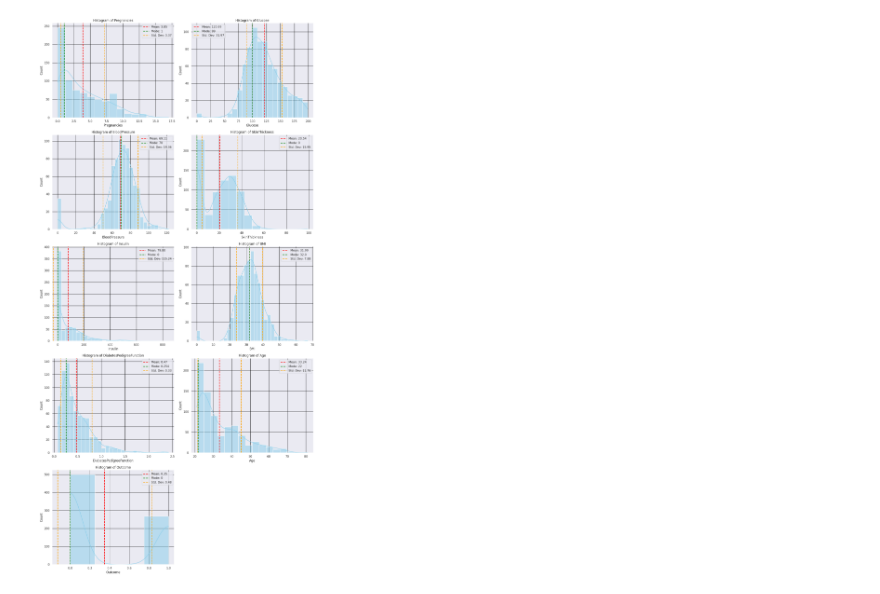
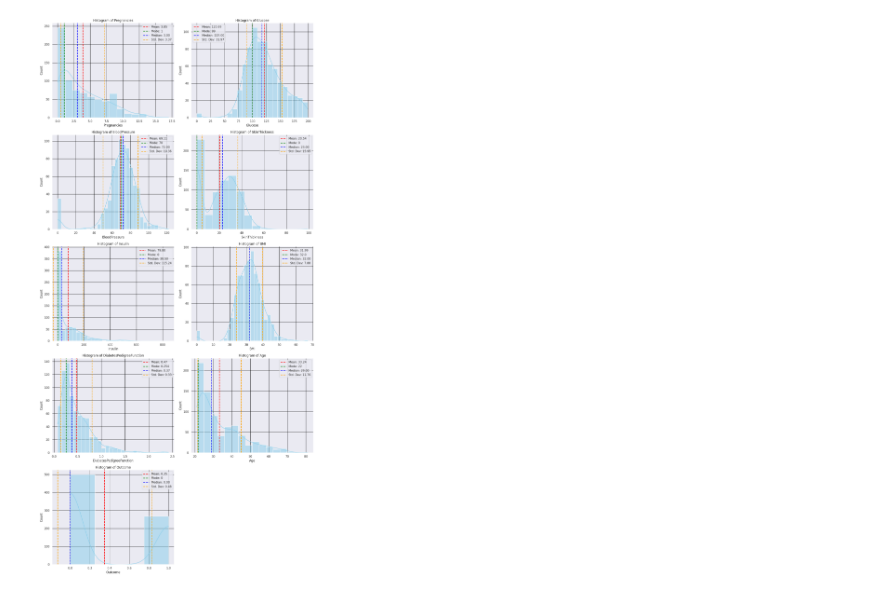
Before and after one commit to 4GeeksAcademy/alfonsoMG_boosting, a Jupyter notebook: src/2. Stats_description.ipynb, the cells around one changed output. Drawn from its saved outputs; the diff is of its cells as text; code cells hidden in the pictures.

```diff
--- a/src/2. Stats_description.ipynb
+++ b/src/2. Stats_description.ipynb
@@ -22,33 +22,38 @@ for i, col in enumerate(columns):
     # Calculate mean, mode, and standard deviation
     mean = df[col].mean()
     mode = df[col].mode()  # There can be multiple modes; we take the first one
+    median = df[col].median()
     deviation = df[col].std()
+
 
     # Use Freedman-Diaconis rule for bin width
     bin_width = 2 * (df[col].quantile(0.75) - df[col].quantile(0.25)) / (len(df[col]) ** (1/3))
     bins = int((max(df[col]) - min(df[col])) / bin_width)
 
     # Plot the histogram
     sns.histplot(df[col], bins=bins, kde=True, color='skyblue', ax=axes[i])
 
     # Vertical line for the mean
     axes[i].axvline(mean, color='red', linestyle='dashed', linewidth=2, label=f'Mean: {mean:.2f}')
 
     # Vertical line for the mode
     axes[i].axvline(mode.iloc[0], color='green', linestyle='dashed', linewidth=2, label=f'Mode: {mode.iloc[0]}')
 
+    # Vertical line for the median
+    axes[i].axvline(median, color='blue', linestyle='dashed', linewidth=2, label=f'Median: {median:.2f}')
+
     # Vertical lines for standard deviation
     axes[i].axvline(mean + deviation, color='orange', linestyle='dashed', linewidth=2, label=f'Std. Dev: {deviation:.2f}')
     axes[i].axvline(mean - deviation, color='orange', linestyle='dashed', linewidth=2)
 
     axes[i].legend()
     axes[i].set_title(f'Histogram of {col}')
 
 # Hide any empty subplots
 for j in range(len(columns), len(axes)):
     axes[j].axis('off')
 
 plt.tight_layout()
 plt.show()
 # %% [output]
-[figure, old version]
+[figure, new version]
```
Also changed, not shown: 14 other files.
